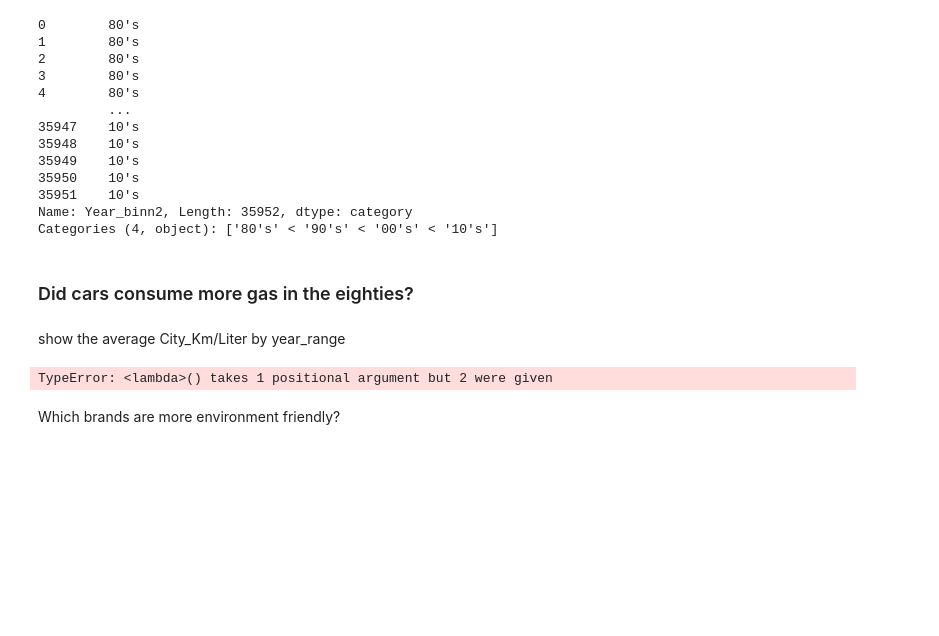
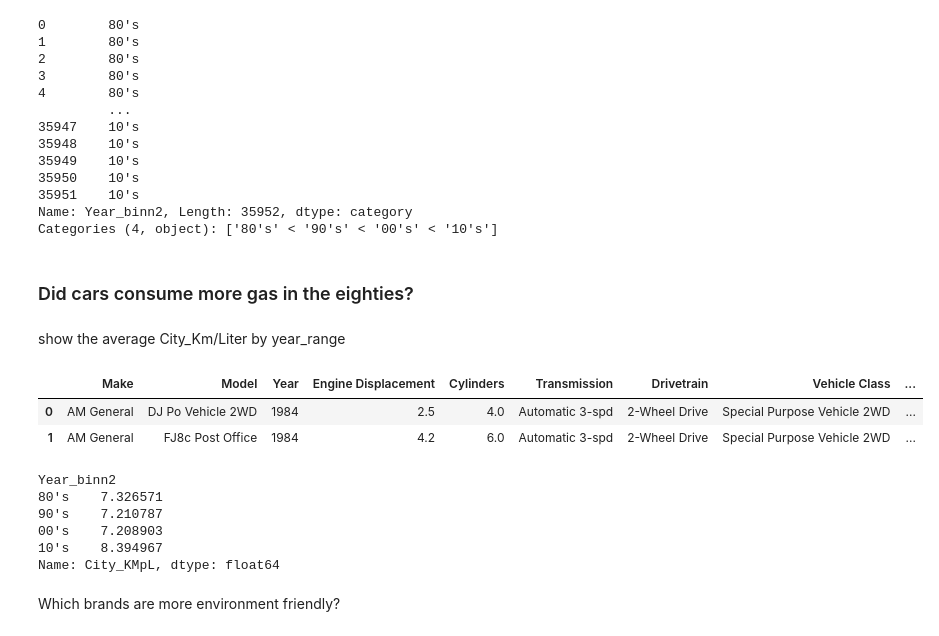
Before and after one commit to Sholypop/Lab, a Jupyter notebook: week2/Lab_Pandas_Grouping_Data_Vehicles.ipynb, the cells around one changed output. Cells and saved outputs as stored; diff of their text form; code cells hidden in the pictures; blank space fills up the shorter version.

```diff
--- a/week2/Lab_Pandas_Grouping_Data_Vehicles.ipynb
+++ b/week2/Lab_Pandas_Grouping_Data_Vehicles.ipynb
@@ -191,12 +191,3 @@ Categories (4, object): ['80's' < '90's' < '00's' < '10's']
 ### Did cars consume more gas in the eighties?
 # %% [markdown]
 show the average City_Km/Liter by year_range
-# %%
-### your code is here
-# Fuel Barrels/Year
-# 1 barrel = 42 Gallons
-# 1 Gallon = 3.78541 Liters
-# 1 barrel = 158,987 liters
-cars.groupby('Year_binn2')[['City MPG']].apply(lambda x: x.mean()/158,987)
-# %% [output]
-TypeError: <lambda>() takes 1 positional argument but 2 were given
@@ -203,3 +197,24 @@ TypeError: <lambda>() takes 1 positional argument but 2 were given
+# %%
+# Converting Gallons to Liters
+# 1 mpg = 2.352 kmpl
+cars['City_KMpL'] = cars['City_KMpL'].apply(lambda x: x /2.352)
+cars['Highway_KMpL'] = cars['Highway_KMpL'].apply(lambda x: x /2.352)
+cars['Combined_KMpL'] = cars['Combined_KMpL'].apply(lambda x: x /2.352)
+cars.head(2)
+# %% [output]
+|  | Make | Model | Year | Engine Displacement | Cylinders | Transmission | Drivetrain | Vehicle Class | ... |
+| 0 | AM General | DJ Po Vehicle 2WD | 1984 | 2.5 | 4.0 | Automatic 3-spd | 2-Wheel Drive | Special Purpose Vehicle 2WD | ... |
+| 1 | AM General | FJ8c Post Office | 1984 | 4.2 | 6.0 | Automatic 3-spd | 2-Wheel Drive | Special Purpose Vehicle 2WD | ... |
+# %%
+### your code is here
+cars.groupby('Year_binn2')['City_KMpL'].mean()
+# %% [output]
+Year_binn2
+80's    7.326571
+90's    7.210787
+00's    7.208903
+10's    8.394967
+Name: City_KMpL, dtype: float64
 # %% [markdown]
 Which brands are more environment friendly?
 # %%
```
Also changed, not shown: parts of 7 cells of this notebook, 1 other file.
